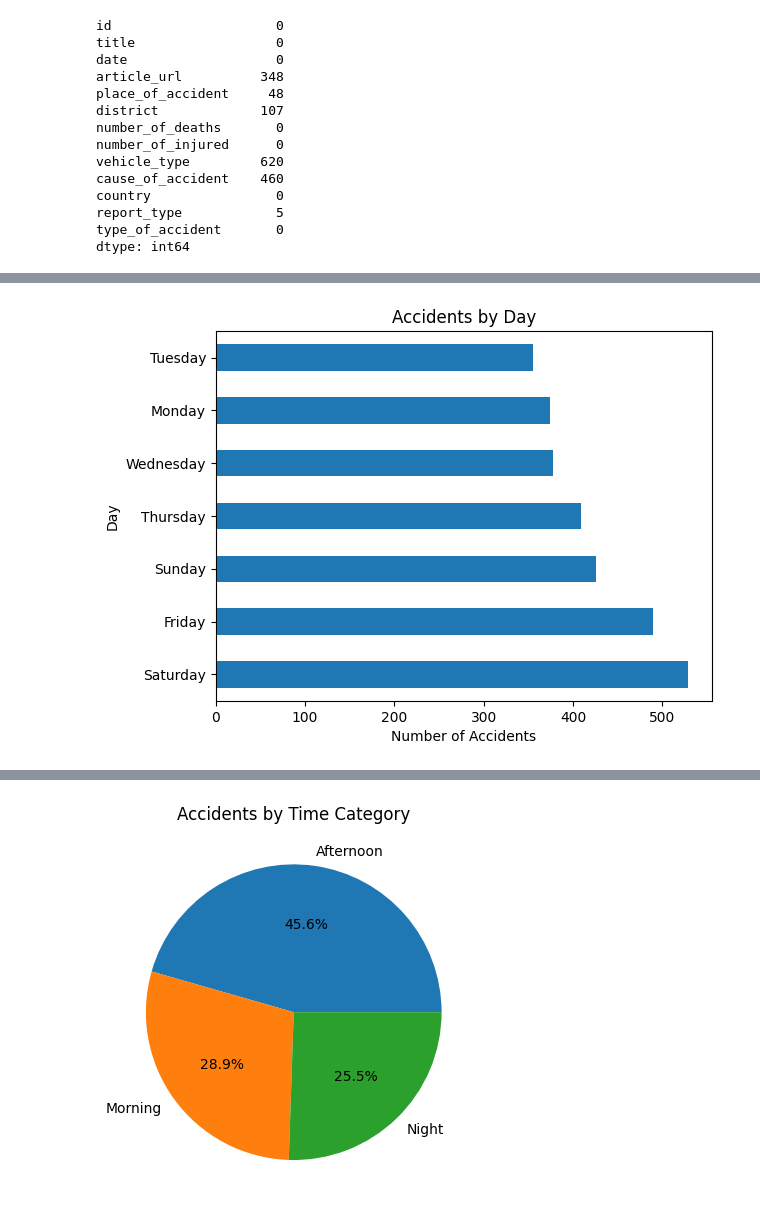
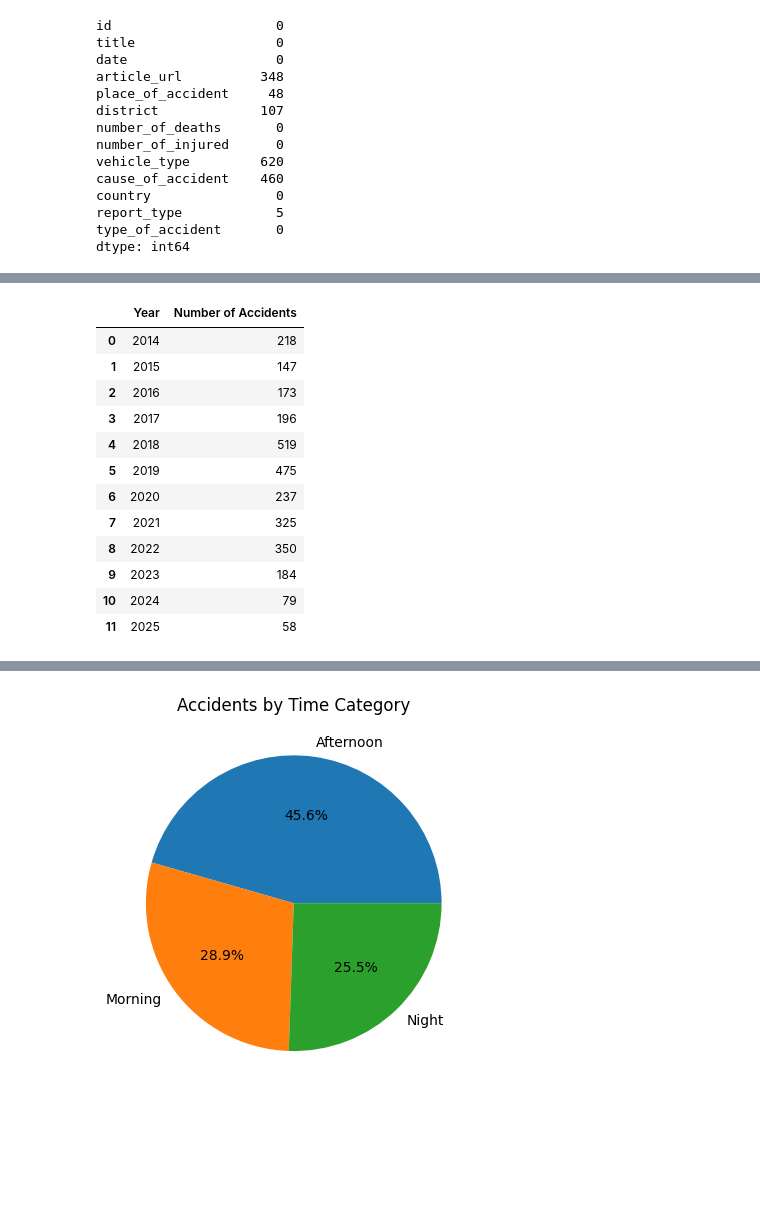
Before and after one commit to kamrulhasan702/road-accident-analysis, a Jupyter notebook: analysis.ipynb, the cells around one changed output, grey strips where cells are left out. Saved outputs shown, nothing was run; the diff lists cells and outputs as text; code cells hidden in the pictures; blank space fills up the shorter version.

```diff
--- a/analysis.ipynb
+++ b/analysis.ipynb
@@ -155,10 +86,21 @@ day_table
-# %%
-df["day"].value_counts().plot(kind="barh")
-
-plt.title("Accidents by Day")
-plt.xlabel("Number of Accidents")
-plt.ylabel("Day")
-
-plt.show()
-# %% [output]
-[figure, removed]
+# %%
+df["date"] = pd.to_datetime(df["date"])
+df["year"] = df["date"].dt.year
+year_data = df["year"].value_counts().sort_index()
+year_table = year_data.reset_index()
+year_table.columns = ["Year", "Number of Accidents"]
+year_table
+# %% [output]
+|  | Year | Number of Accidents |
+| 0 | 2014 | 218 |
+| 1 | 2015 | 147 |
+| 2 | 2016 | 173 |
+| 3 | 2017 | 196 |
+| 4 | 2018 | 519 |
+| 5 | 2019 | 475 |
+| 6 | 2020 | 237 |
+| 7 | 2021 | 325 |
+| 8 | 2022 | 350 |
+| 9 | 2023 | 184 |
+| 10 | 2024 | 79 |
+| 11 | 2025 | 58 |
```
Also changed, not shown: parts of 21 cells of this notebook.
